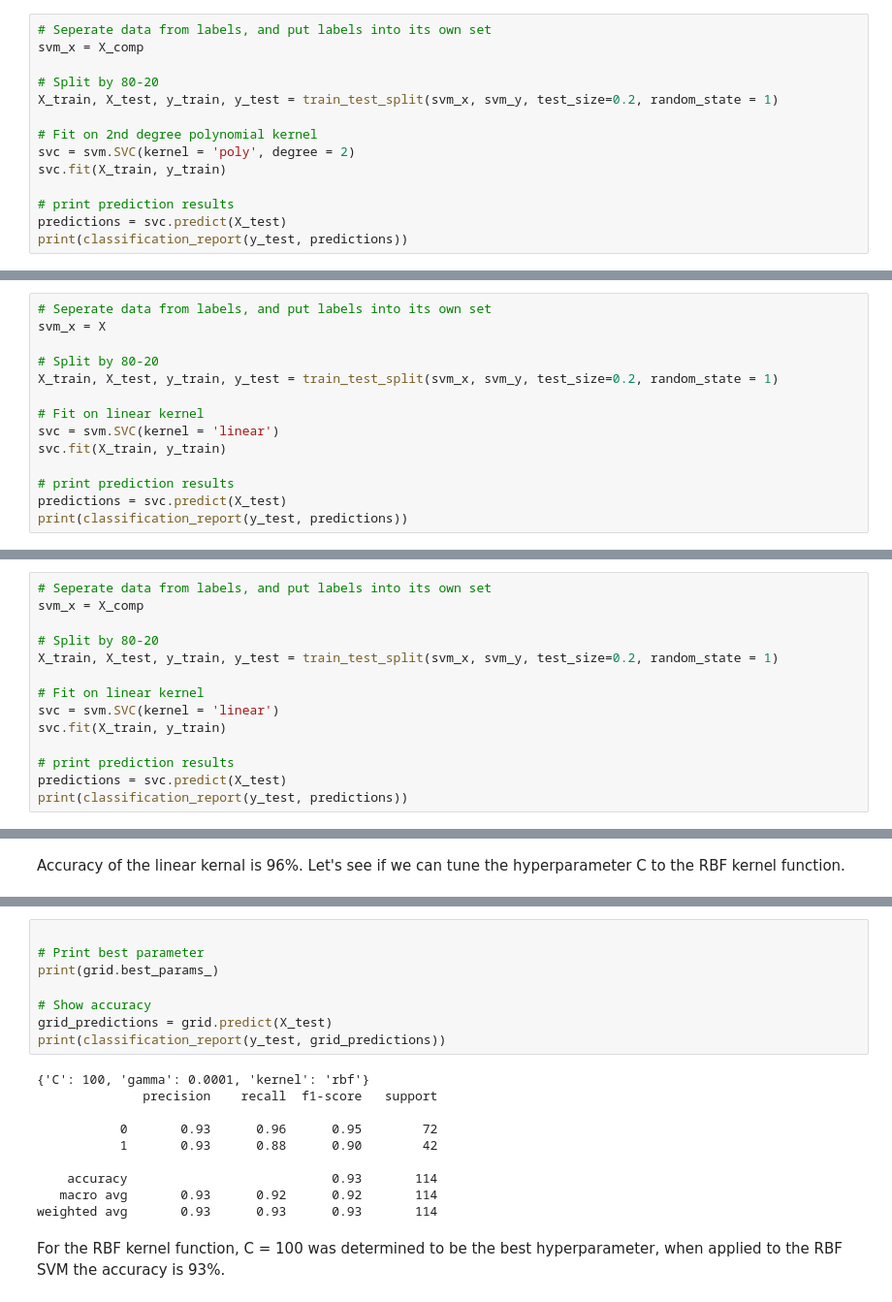
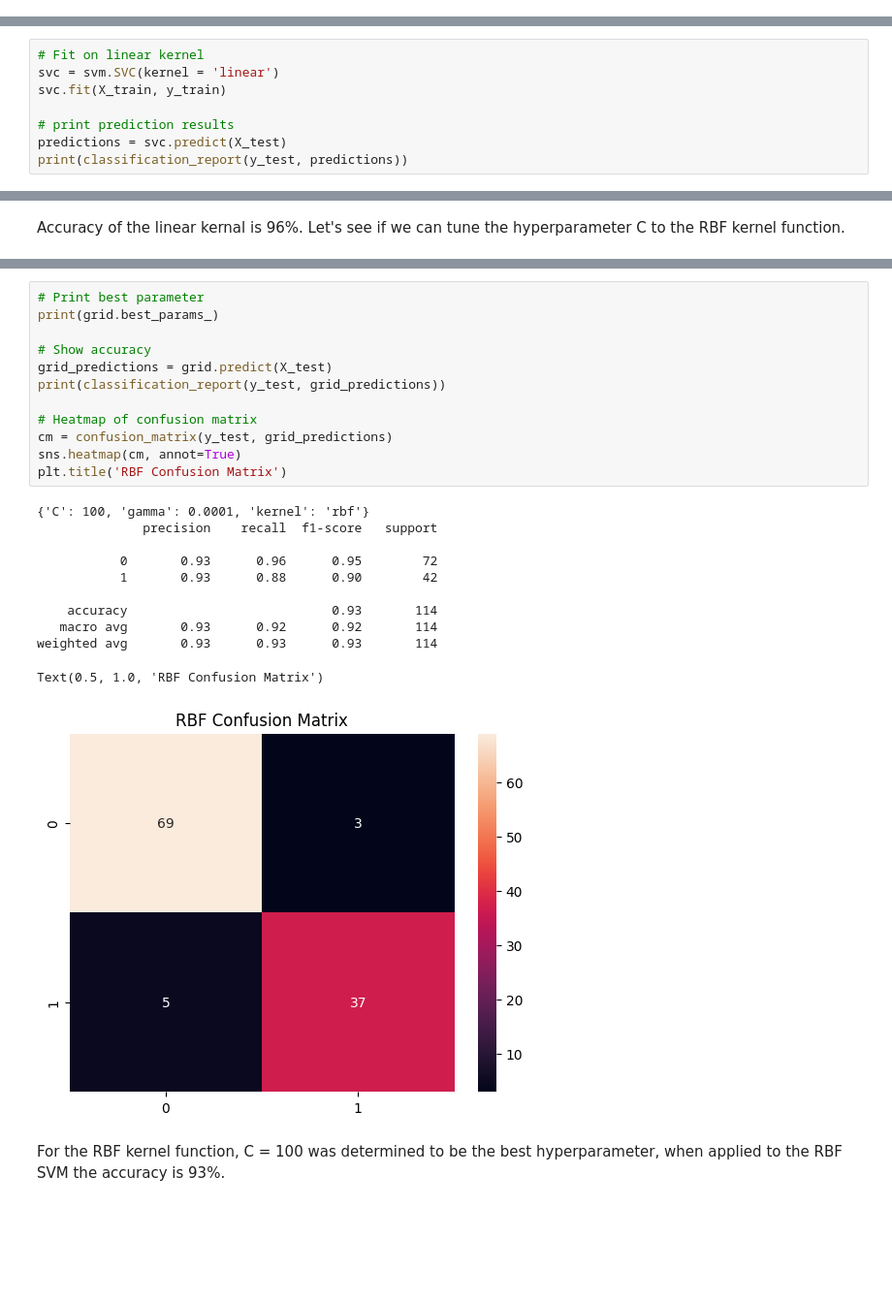
Before and after one commit to AR615598/Classifying_Cancer_Cells, a Jupyter notebook: cancer_cell_classification.ipynb, the cells around one changed output, grey strips where cells are left out. Shown at 97% size. Cells and saved outputs as stored; diff of their text form; blank space fills up the shorter version.

```diff
--- a/cancer_cell_classification.ipynb
+++ b/cancer_cell_classification.ipynb
@@ -1310,17 +1309,3 @@ print(classification_report(y_test, predictions))
     accuracy                           0.89       114
    macro avg       0.93      0.86      0.88       114
 weighted avg       0.91      0.89      0.89       114
-# %%
-# Seperate data from labels, and put labels into its own set
-svm_x = X_comp
-
-# Split by 80-20
-X_train, X_test, y_train, y_test = train_test_split(svm_x, svm_y, test_size=0.2, random_state = 1)
-
-# Fit on 2nd degree polynomial kernel
-svc = svm.SVC(kernel = 'poly', degree = 2)
-svc.fit(X_train, y_train)
-
-# print prediction results
-predictions = svc.predict(X_test)
-print(classification_report(y_test, predictions))
@@ -1336,12 +1312,6 @@ weighted avg       0.91      0.89      0.89       114
 # %% [markdown]
 The accuracy of the polynomial kernel is 89%.
 # %%
-# Seperate data from labels, and put labels into its own set
-svm_x = X
-
-# Split by 80-20
-X_train, X_test, y_train, y_test = train_test_split(svm_x, svm_y, test_size=0.2, random_state = 1)
-
 # Fit on linear kernel
 svc = svm.SVC(kernel = 'linear')
 svc.fit(X_train, y_train)
@@ -1358,17 +1328,3 @@ print(classification_report(y_test, predictions))
     accuracy                           0.96       114
    macro avg       0.97      0.94      0.95       114
 weighted avg       0.96      0.96      0.96       114
-# %%
-# Seperate data from labels, and put labels into its own set
-svm_x = X_comp
-
-# Split by 80-20
-X_train, X_test, y_train, y_test = train_test_split(svm_x, svm_y, test_size=0.2, random_state = 1)
-
-# Fit on linear kernel
-svc = svm.SVC(kernel = 'linear')
-svc.fit(X_train, y_train)
-
-# print prediction results
-predictions = svc.predict(X_test)
-print(classification_report(y_test, predictions))
@@ -1413,22 +1360,28 @@ Fitting 5 folds for each of 20 candidates, totalling 100 fits
 {'C': 100, 'gamma': 0.0001, 'kernel': 'rbf'}
 SVC(C=100, gamma=0.0001)
 # %%
-
 # Print best parameter
 print(grid.best_params_)
 
 # Show accuracy
 grid_predictions = grid.predict(X_test)
 print(classification_report(y_test, grid_predictions))
+
+# Heatmap of confusion matrix
+cm = confusion_matrix(y_test, grid_predictions)
+sns.heatmap(cm, annot=True)
+plt.title('RBF Confusion Matrix')
 # %% [output]
 {'C': 100, 'gamma': 0.0001, 'kernel': 'rbf'}
               precision    recall  f1-score   support
 
            0       0.93      0.96      0.95        72
            1       0.93      0.88      0.90        42
 
     accuracy                           0.93       114
    macro avg       0.93      0.92      0.92       114
 weighted avg       0.93      0.93      0.93       114
+Text(0.5, 1.0, 'RBF Confusion Matrix')
+[figure, added]
 # %% [markdown]
 For the RBF kernel function, C = 100 was determined to be the best hyperparameter, when applied to the RBF SVM the accuracy is 93%.
```
Also changed, not shown: parts of 46 cells of this notebook.
